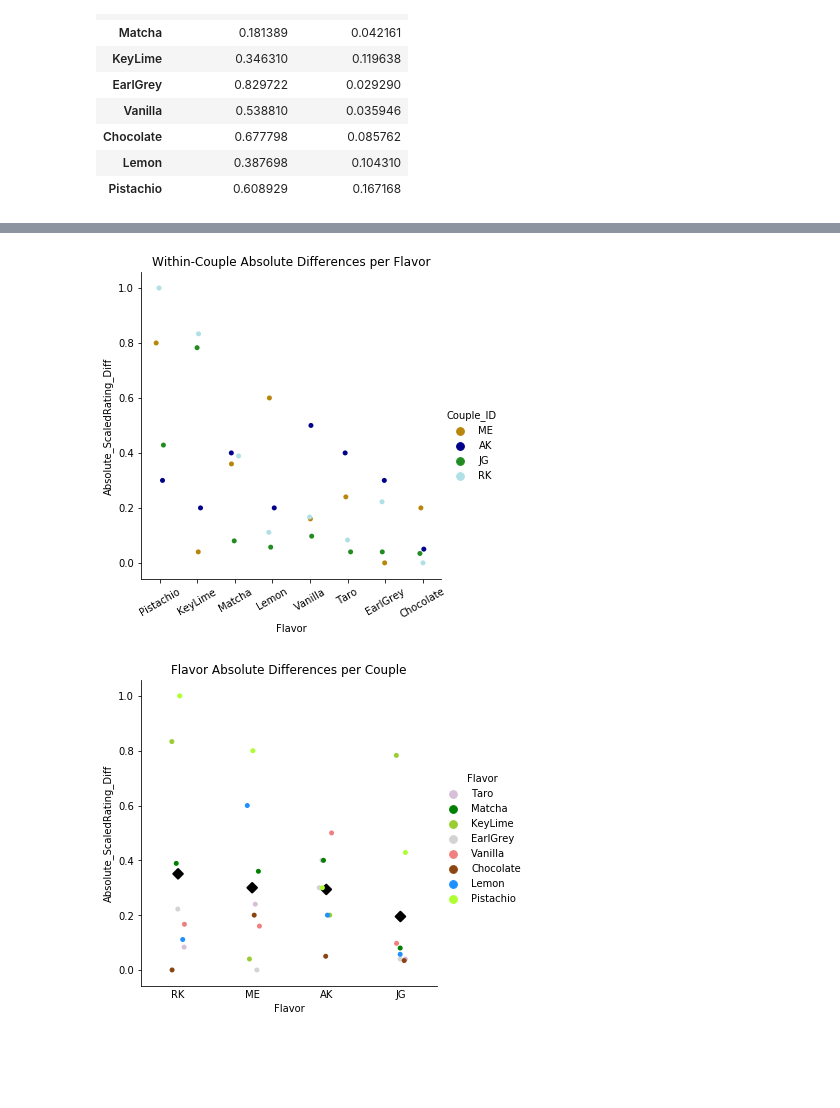
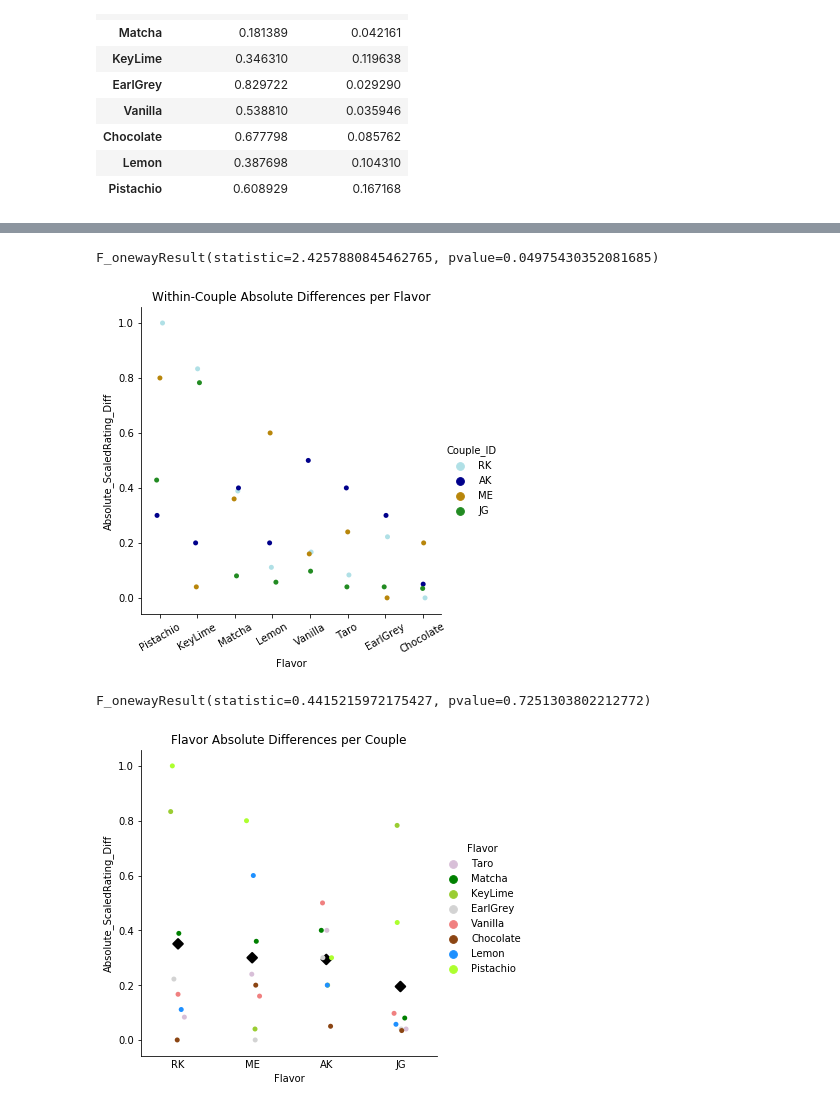
Before and after one commit to kevinbu314/cake, a Jupyter notebook: cake/code/cake.ipynb, the cells around one changed output, grey strips where cells are left out. Drawn from its saved outputs; the diff is of its cells as text; code cells hidden in the pictures; blank space fills up the shorter version.

```diff
--- a/cake/code/cake.ipynb
+++ b/cake/code/cake.ipynb
@@ -93,11 +95,11 @@ df_sorted = df_mean.sort_values(ascending=False)
 sorted_flavors = list(df_sorted.index.values)
 
 # create catplot with gender hues and in descending order
-g = sns.catplot(data=df_long, x="Flavor", y="ScaledRating", hue='Gender',order=sorted_flavors, legend=False)
+g = sns.catplot(data=df_long_indiv, x="Flavor", y="ScaledRating", hue='Gender',order=sorted_flavors, legend=False)
 ax = g.ax
 
 # add means
-sns.pointplot(data=df_long, x="Flavor", y="ScaledRating", estimator=np.mean, order=sorted_flavors,
+sns.pointplot(data=df_long_indiv, x="Flavor", y="ScaledRating", estimator=np.mean, order=sorted_flavors,
               join=False, ci=None, markers=['D'], color='black', size=10, zorder=3, ax=ax)
 
 # formatting
@@ -111,4 +113,10 @@ ax.legend(frameon=False, loc="lower left")
 # add title and save
 g.set(title='ScaledRating per Flavor (Ordered by Mean)')
 plt.savefig(path + 'outputs/Figure1.pdf', dpi=300, bbox_inches='tight')
+
+# ANOVA
+samples = []
+for x in sorted_flavors:
+    samples.append(df_long_indiv[df_long_indiv['Flavor'] == x]['ScaledRating'].values)
+scipy.stats.f_oneway(*samples)
 # %% [output]
@@ -205,34 +214,41 @@ sorted_flavors = list(df_sorted.index.values)
 
 # melt to create long form
 df = df_diff.reset_index()
 df = df.rename(columns={ df.columns[0]: 'Couple_ID' })
 df_long_couple = pd.melt(df, id_vars=['Couple_ID'], var_name="Flavor", value_name='ScaledRating')
 
 # choosing this was interesting
 couple_to_color = {
         'ME': 'darkgoldenrod', # because earthbending
         'AK': 'darkblue', # because Allen has 5+ pairs of the same dark jeans
         'JG': 'forestgreen', # because vegetables
         'RK': 'powderblue' # because Lutheran steam engine
 }
 
 # plot
 g = sns.catplot(data=df_long_couple, x='Flavor', y='ScaledRating', order=sorted_flavors, hue='Couple_ID',palette=couple_to_color)
 
 # formatting
 ax.tick_params(axis='x', rotation=0, length=0)
 sns.despine(right=True, top=True)
 g.set_xticklabels(rotation=30)
 
 # add title
 g.set_axis_labels('Flavor', 'Absolute_ScaledRating_Diff')
 g.set(title='Within-Couple Absolute Differences per Flavor')
 plt.savefig(path + 'outputs/S2.pdf', dpi=300, bbox_inches='tight')
 
 # this implies that in one couple, one person felt that pistachio was the BEST and the other person felt it was the WORST
 # chocolate was the least controversial flavor in terms of couple discordance, pistachio was the most
+
+# ANOVA
+samples = []
+for x in sorted_flavors:
+    samples.append(df_long_couple[df_long_couple['Flavor'] == x]['ScaledRating'].values)
+scipy.stats.f_oneway(*samples)
 # %% [output]
+F_onewayResult(statistic=2.4257880845462765, pvalue=0.04975430352081685)
-[figure, old version]
+[figure, new version]
 # %%
 # plot the couple differences
 df_mean = df_diff.T.mean()
@@ -254,6 +270,23 @@ ax = g.ax
 sns.pointplot(data=df_long_couple, x="Couple_ID", y="ScaledRating", estimator=np.mean, order=sorted_couples,
               join=False, ci=None, markers=['D'], color='black', size=10, zorder=3, ax=ax)
 
+
+# get all pairs and compute pairwise p values
+couples = ['RK','JG','AK','ME']
+pairs = list(itertools.combinations(couples, 2))
+
+pvalues = [scipy.stats.ttest_ind(df_long_couple[df_long_couple['Couple_ID'] == x]['ScaledRating'].values,
+                                 df_long_couple[df_long_couple['Couple_ID'] == y]['ScaledRating'].values).pvalue for x,y in pairs]
+
+# annotate
+#annotator = Annotator(ax, pairs, data=df_long_couple, x='Couple_ID', y='ScaledRating', order=sorted_couples,palette=flavor_to_color) # ,...)
+
+sig_pvalues = map(lambda x: 'ns' if x > 0.05 else x, pvalues)
+formatted_pvalues = [f'p={pvalue:.2e}' for pvalue in pvalues]
+
+#annotator.set_custom_annotations(formatted_pvalues)
+#annotator.annotate()
+
 # formatting
 ax.tick_params(axis='x', rotation=0, length=0)
 
@@ -262,7 +295,13 @@ g.set_axis_labels('Flavor', 'Absolute_ScaledRating_Diff')
 g.set(title='Flavor Absolute Differences per Couple')
 plt.savefig(path + 'outputs/Figure2.pdf', dpi=300, bbox_inches='tight')
 
+# ANOVA
+samples = []
+for x in couples:
+    samples.append(df_long_couple[df_long_couple['Couple_ID'] == x]['ScaledRating'].values)
+scipy.stats.f_oneway(*samples)#, axis=0)
 # interestingly, the couple with the least spread in their differences was not the lowest average difference
 # also it's perhaps good that Richard and Kevin aren't dating alas :')
 # %% [output]
+F_onewayResult(statistic=0.4415215972175427, pvalue=0.7251303802212772)
-[figure, old version]
+[figure, new version]
```
Also changed, not shown: parts of 3 cells of this notebook, 7 other files.
